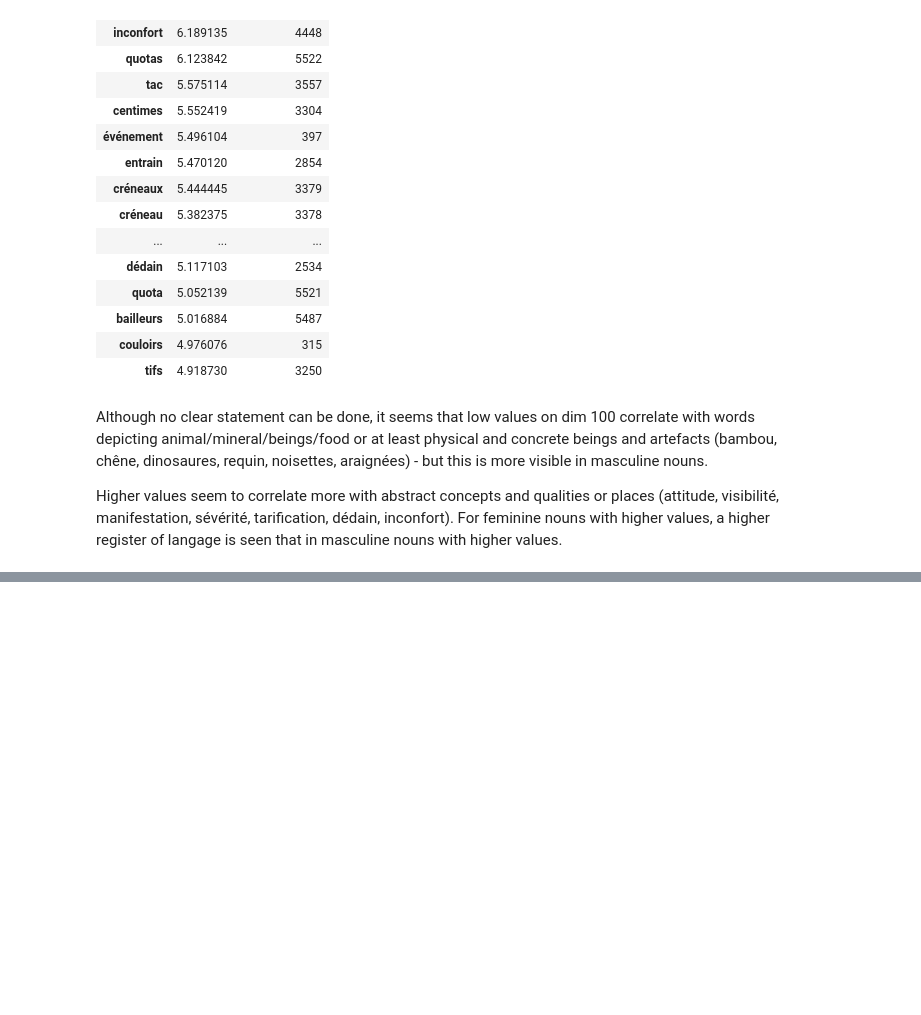
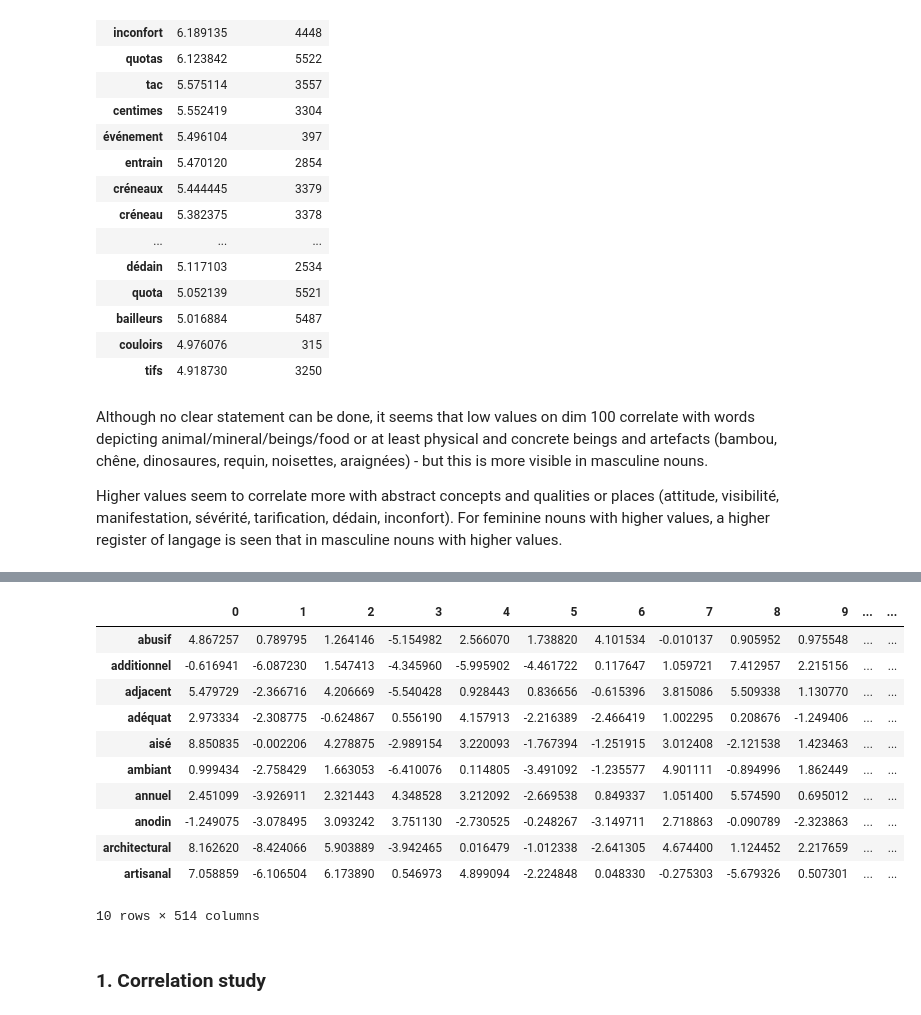
Before and after one commit to ClementineBleuze/WordEmbeddings, a Jupyter notebook: FlauBERT/retrieving-gender-information.ipynb, the cells around one changed output, grey strips where cells are left out. Drawn from its saved outputs; the diff is of its cells as text; code cells hidden in the pictures; blank space fills up the shorter version.

```diff
--- a/FlauBERT/retrieving-gender-information.ipynb
+++ b/FlauBERT/retrieving-gender-information.ipynb
@@ -457,0 +541,19 @@ We will study adjectives the same way.
+# %%
+# WE for adjectives of all genders
+all_a_we = pd.concat([masc_a_we, fem_a_we])
+all_a_we[:10]
+# %% [output]
+|  | 0 | 1 | 2 | 3 | 4 | 5 | 6 | 7 | 8 | 9 | ... | ... |
+| abusif | 4.867257 | 0.789795 | 1.264146 | -5.154982 | 2.566070 | 1.738820 | 4.101534 | -0.010137 | 0.905952 | 0.975548 | ... | ... |
+| additionnel | -0.616941 | -6.087230 | 1.547413 | -4.345960 | -5.995902 | -4.461722 | 0.117647 | 1.059721 | 7.412957 | 2.215156 | ... | ... |
+| adjacent | 5.479729 | -2.366716 | 4.206669 | -5.540428 | 0.928443 | 0.836656 | -0.615396 | 3.815086 | 5.509338 | 1.130770 | ... | ... |
+| adéquat | 2.973334 | -2.308775 | -0.624867 | 0.556190 | 4.157913 | -2.216389 | -2.466419 | 1.002295 | 0.208676 | -1.249406 | ... | ... |
+| aisé | 8.850835 | -0.002206 | 4.278875 | -2.989154 | 3.220093 | -1.767394 | -1.251915 | 3.012408 | -2.121538 | 1.423463 | ... | ... |
+| ambiant | 0.999434 | -2.758429 | 1.663053 | -6.410076 | 0.114805 | -3.491092 | -1.235577 | 4.901111 | -0.894996 | 1.862449 | ... | ... |
+| annuel | 2.451099 | -3.926911 | 2.321443 | 4.348528 | 3.212092 | -2.669538 | 0.849337 | 1.051400 | 5.574590 | 0.695012 | ... | ... |
+| anodin | -1.249075 | -3.078495 | 3.093242 | 3.751130 | -2.730525 | -0.248267 | -3.149711 | 2.718863 | -0.090789 | -2.323863 | ... | ... |
+| architectural | 8.162620 | -8.424066 | 5.903889 | -3.942465 | 0.016479 | -1.012338 | -2.641305 | 4.674400 | 1.124452 | 2.217659 | ... | ... |
+| artisanal | 7.058859 | -6.106504 | 6.173890 | 0.546973 | 4.899094 | -2.224848 | 0.048330 | -0.275303 | -5.679326 | 0.507301 | ... | ... |
+10 rows × 514 columns
+# %% [markdown]
+### 1. Correlation study
```
Also changed, not shown: parts of 18 cells of this notebook, 1 other file.
